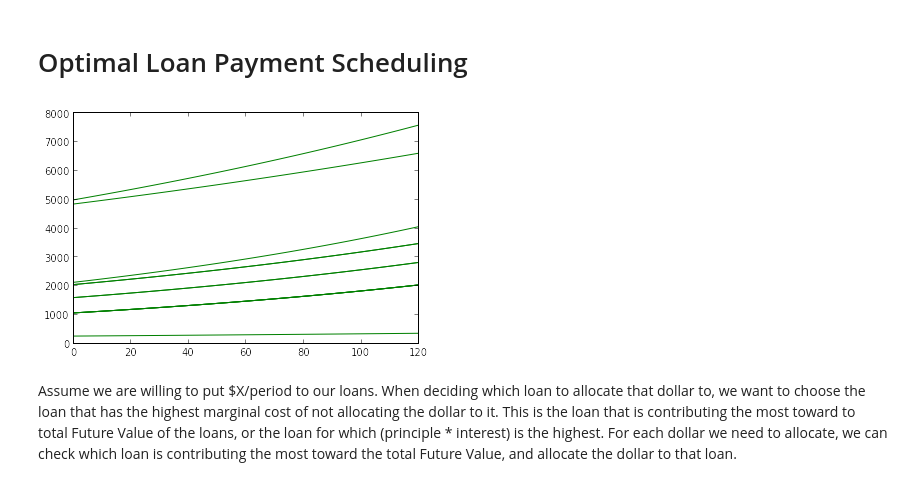
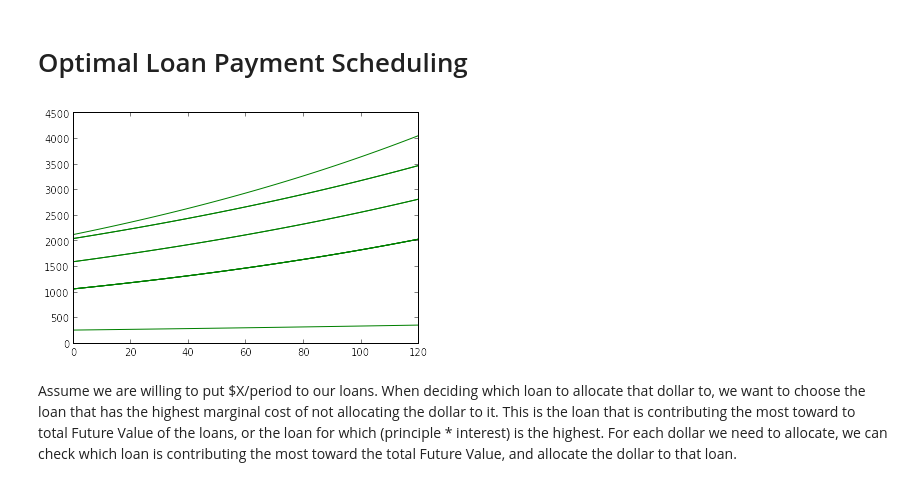
Before and after one commit to michaelschiff/LoanSchedule, a Jupyter notebook: Loan Schedule.ipynb, the cells around one changed output. Cells and saved outputs as stored; diff of their text form; code cells hidden in the pictures.

```diff
--- a/Loan Schedule.ipynb
+++ b/Loan Schedule.ipynb
@@ -10,34 +10,36 @@ L = {
     'B': (5.75/365.25, 1604.34),
     'C': (5.35/365.25, 2056.66),
     'D': (5.35/365.25, 2056.77),
-    'E': (4.25/365.25, 4997.91),
+    'E': (4.25/365.25, 1.74),
     'F': (6.55/365.25, 1072.94),
     'G': (6.55/365.25, 1072.92),
     'H': (6.55/365.25, 1072.94),
     'I': (6.55/365.25, 1072.42),
     'J': (6.55/365.25, 2134.74),
-    'K': (3.15/365.25, 4853.32),
+    #'K': (3.15/365.25, 4853.32),
     'L': (3.15/365.25, 268.08)
 }
 # %%
 from collections import defaultdict
 import matplotlib.pyplot as plt
 
-projection = defaultdict(list)
-for k in L:
-    v = L[k]
-    projection[k].append(v[1])
-for i in range(120):
+def plot_projection():
+    projection = defaultdict(list)
+    for k in L:
+        v = L[k]
+        projection[k].append(v[1])
+    for i in range(120):
+        for k in projection:
+            previous_principle = projection[k][-1]
+            projection[k].append(compound_interest(previous_principle, L[k][0], 30))
+
+    projection_plot = plt.figure()
+    axes = projection_plot.add_axes([0.1, 0.1, 0.8, 0.8]) # left, bottom, width, height (range 0 to 1)
     for k in projection:
-        previous_principle = projection[k][-1]
-        projection[k].append(compound_interest(previous_principle, L[k][0], 30))
-
-projection_plot = plt.figure()
-axes = projection_plot.add_axes([0.1, 0.1, 0.8, 0.8]) # left, bottom, width, height (range 0 to 1)
-for k in projection:
-    axes.plot(range(121), projection[k], 'g')
+        axes.plot(range(121), projection[k], 'g')
+plot_projection()
 # %% [output]
-[figure, old version]
+[figure, new version]
 # %% [markdown]
 Assume we are willing to put $X/period to our loans.  When deciding which loan to allocate that dollar to, we want to choose the loan that has the highest marginal cost of not allocating the dollar to it.  This is the loan that is contributing the most toward to total Future Value of the loans, or the loan for which (principle * interest) is the highest.  For each dollar we need to allocate, we can check which loan is contributing the most toward the total Future Value, and allocate the dollar to that loan.
 # %%
```
Also changed, not shown: parts of 2 cells of this notebook.
